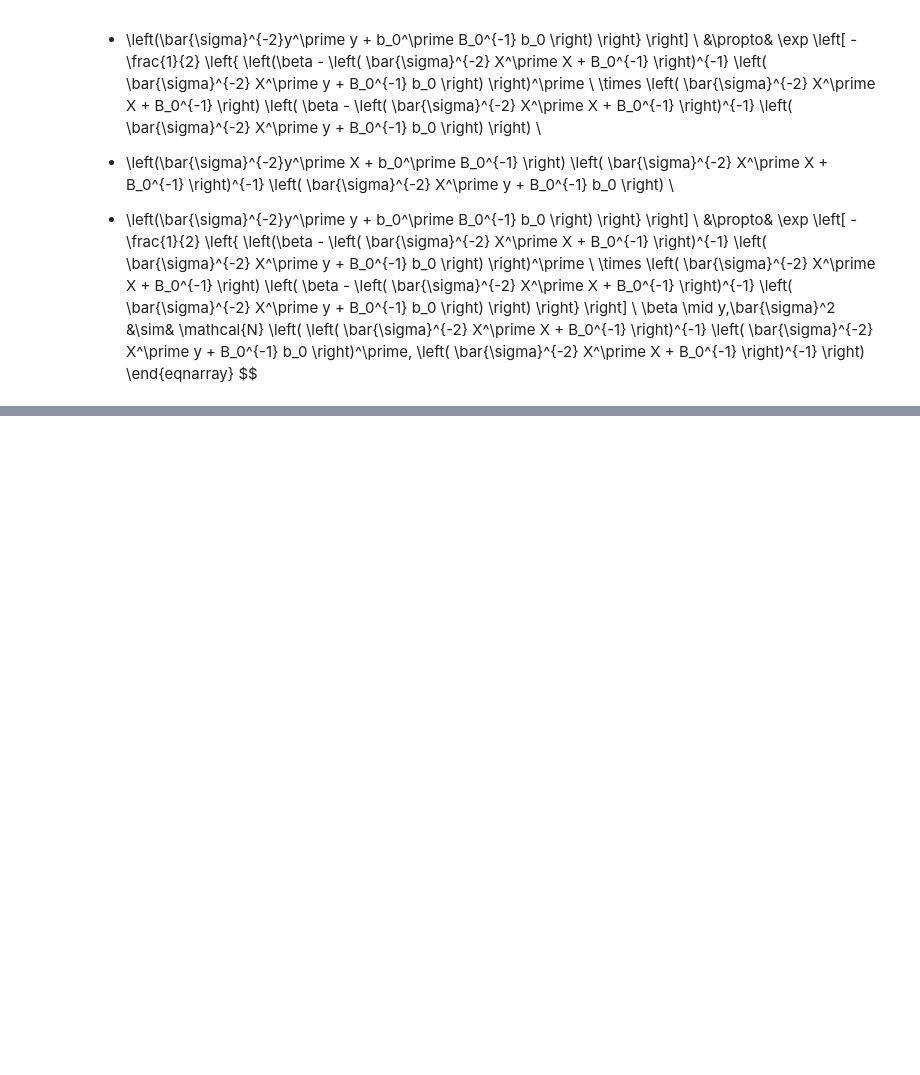
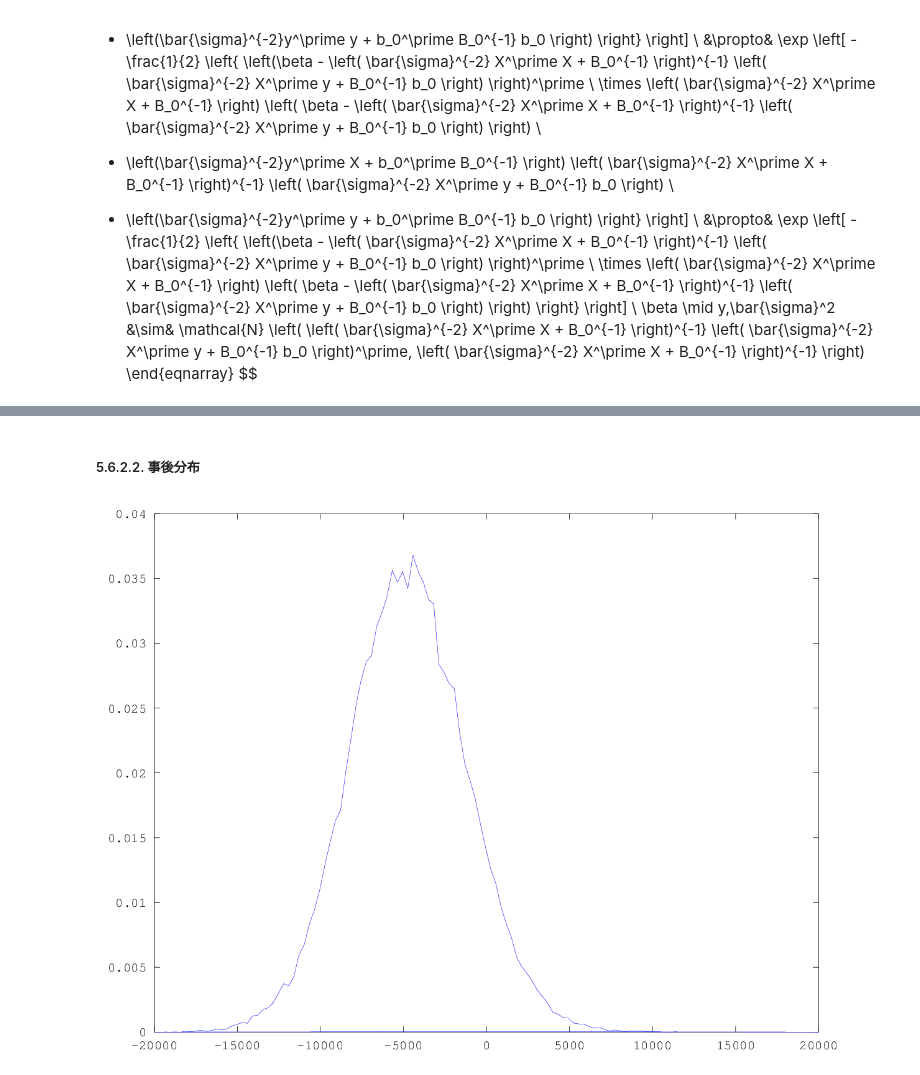
Before and after one commit to HidenobuTokuda/BayesUchi, a Jupyter notebook: regression2.ipynb, the cells around one changed output, grey strips where cells are left out. Saved outputs shown, nothing was run; the diff lists cells and outputs as text; code cells hidden in the pictures; blank space fills up the shorter version.

```diff
--- a/regression2.ipynb
+++ b/regression2.ipynb
@@ -180,0 +217,4 @@ $$
+# %%
+K = columns(X);
+b0 = zeros(K,1);
+B0 = 10000^2*eye(K);
@@ -180,0 +286,14 @@ $$
+# %% [markdown]
+##### 5.6.2.2. 事後分布
+# %%
+x1 = linspace(-2*B0(1,1)^(1/2),2*B0(1,1)^(1/2),100);
+y1 = normpdf(x1,0,B0(1,1)^(1/2));
+
+[nn,xx] = hist(beta(burnin+1:end,1),100);
+nn = nn/(n_sim-burnin);
+
+plot(xx,nn)
+hold on
+plot(x1,y1)
+# %% [output]
+[figure, added]
```
Also changed, not shown: parts of 28 cells of this notebook.
